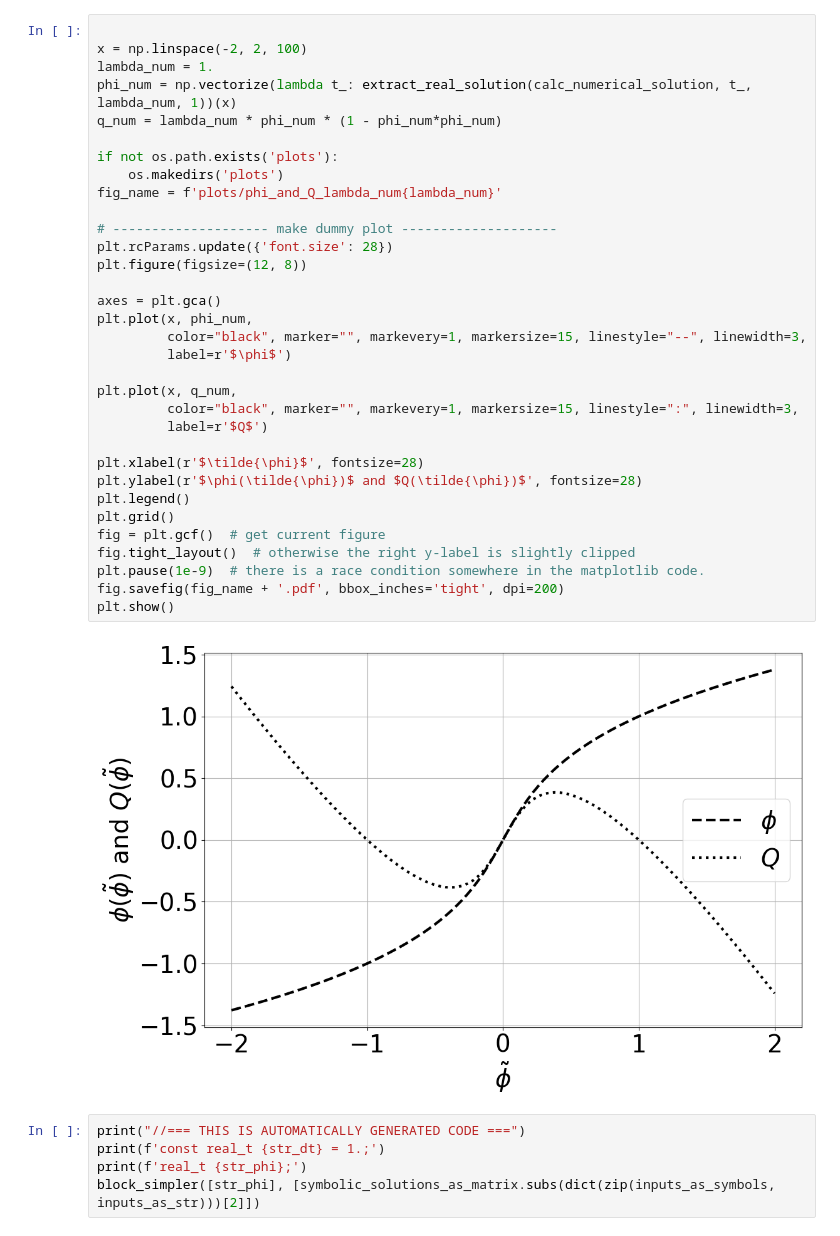
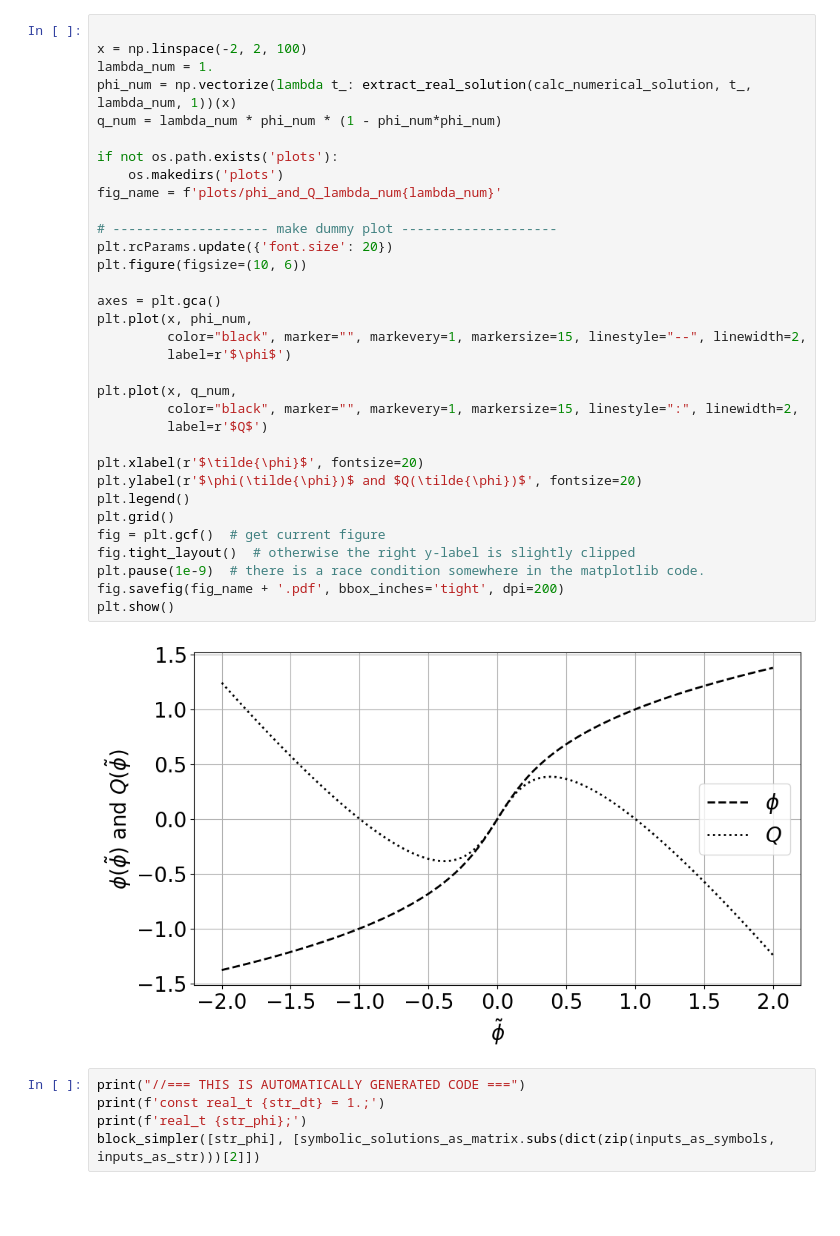
Before and after one commit to ggruszczynski/CFDPython, a Jupyter notebook: lab50_lbm/source_term_solver.ipynb, the cells around one changed output. Saved outputs shown, nothing was run; the diff lists cells and outputs as text; blank space fills up the shorter version.

```diff
--- a/lab50_lbm/source_term_solver.ipynb
+++ b/lab50_lbm/source_term_solver.ipynb
@@ -48,38 +68,38 @@ array([1.51274533])
 # %%
 
 x = np.linspace(-2, 2, 100)
 lambda_num = 1.
 phi_num = np.vectorize(lambda t_: extract_real_solution(calc_numerical_solution, t_, lambda_num, 1))(x)
 q_num = lambda_num * phi_num * (1 - phi_num*phi_num)
 
 if not os.path.exists('plots'):
     os.makedirs('plots')
 fig_name = f'plots/phi_and_Q_lambda_num{lambda_num}'
 
 # -------------------- make dummy plot --------------------
-plt.rcParams.update({'font.size': 28})
-plt.figure(figsize=(12, 8))
+plt.rcParams.update({'font.size': 20})
+plt.figure(figsize=(10, 6))
 
 axes = plt.gca()
 plt.plot(x, phi_num,
-         color="black", marker="", markevery=1, markersize=15, linestyle="--", linewidth=3,
+         color="black", marker="", markevery=1, markersize=15, linestyle="--", linewidth=2,
          label=r'$\phi$')
 
 plt.plot(x, q_num,
-         color="black", marker="", markevery=1, markersize=15, linestyle=":", linewidth=3,
+         color="black", marker="", markevery=1, markersize=15, linestyle=":", linewidth=2,
          label=r'$Q$')
 
-plt.xlabel(r'$\tilde{\phi}$', fontsize=28)
-plt.ylabel(r'$\phi(\tilde{\phi})$ and $Q(\tilde{\phi})$', fontsize=28)
+plt.xlabel(r'$\tilde{\phi}$', fontsize=20)
+plt.ylabel(r'$\phi(\tilde{\phi})$ and $Q(\tilde{\phi})$', fontsize=20)
 plt.legend()
 plt.grid()
 fig = plt.gcf()  # get current figure
 fig.tight_layout()  # otherwise the right y-label is slightly clipped
 plt.pause(1e-9)  # there is a race condition somewhere in the matplotlib code.
 fig.savefig(fig_name + '.pdf', bbox_inches='tight', dpi=200)
 plt.show()
 # %% [output]
-[figure, old version]
+[figure, new version]
 # %%
 print("//=== THIS IS AUTOMATICALLY GENERATED CODE ===")
 print(f'const real_t {str_dt} = 1.;')
```
Also changed, not shown: parts of 3 cells of this notebook, 6 other files.
